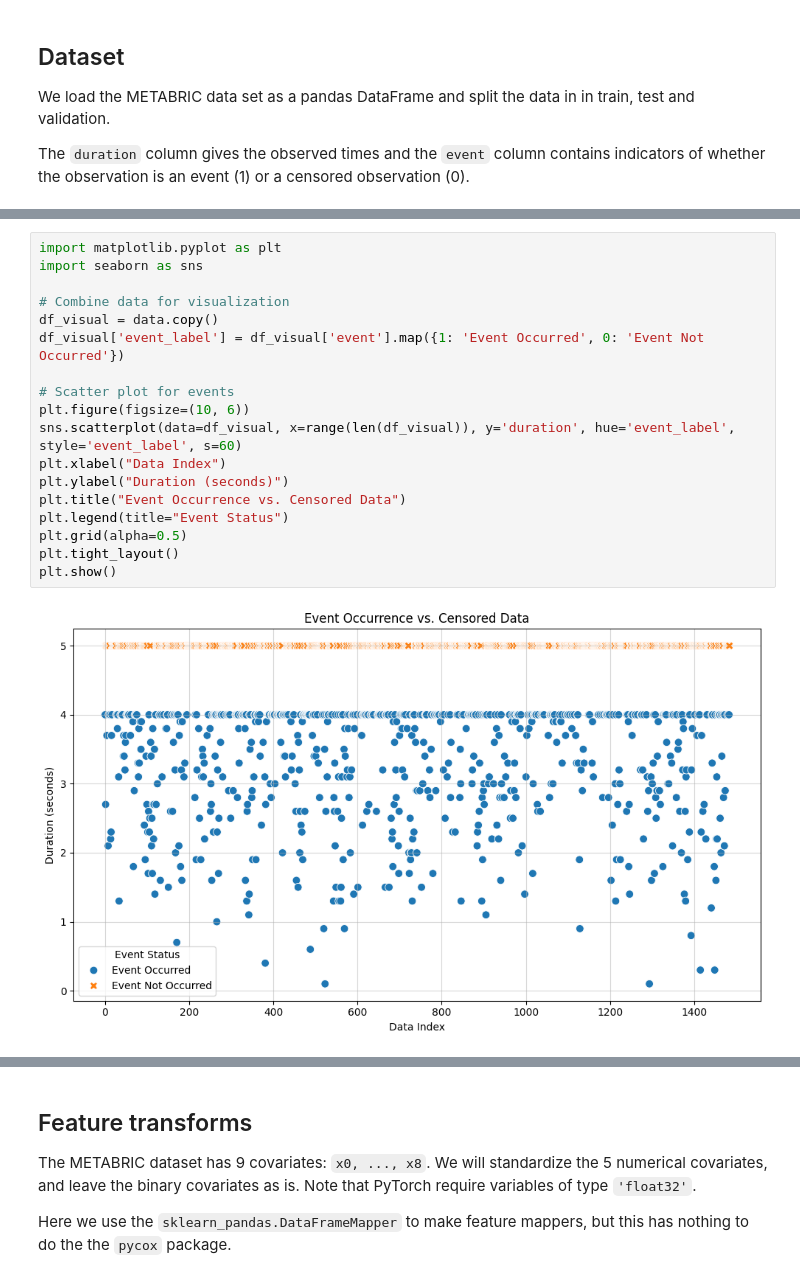
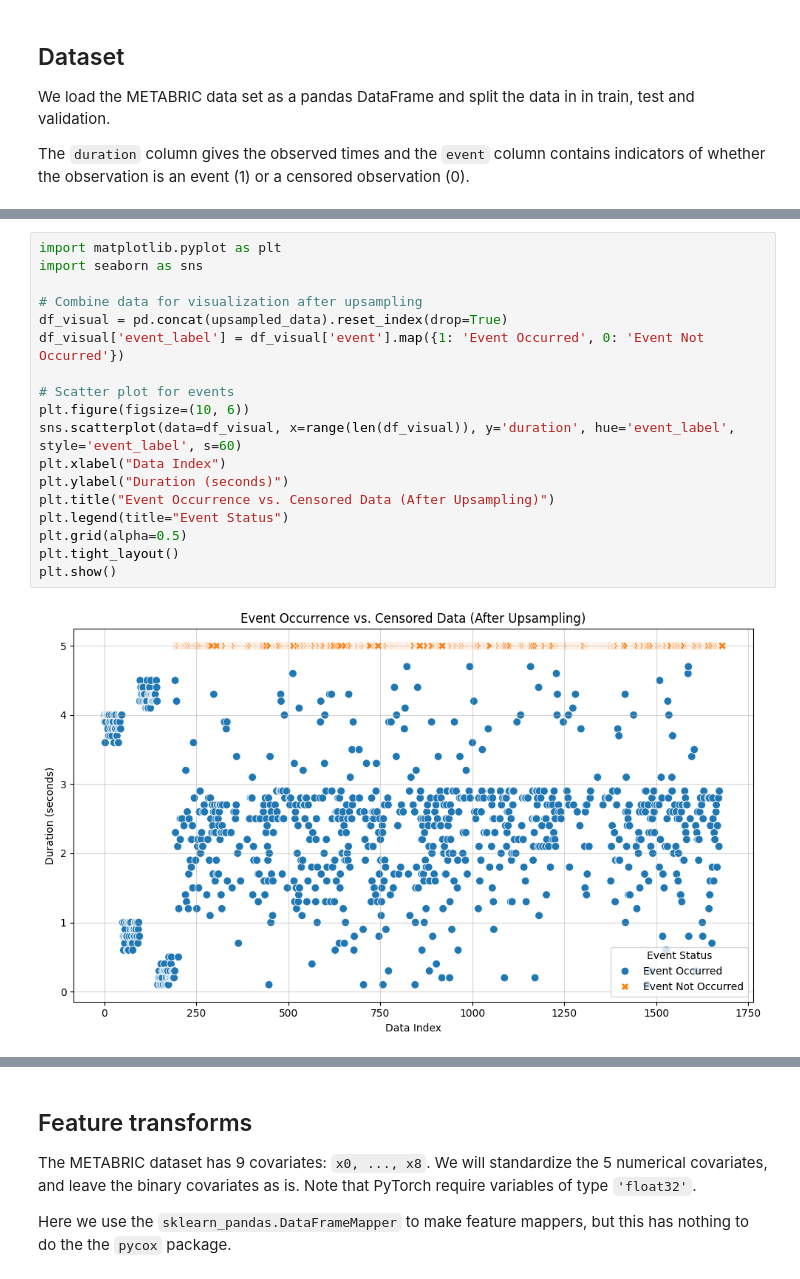
Before and after one commit to kgchinthana/pycox, a Jupyter notebook: examples/pycox/time-to-predict_1.ipynb, the cells around one changed output, grey strips where cells are left out. Cells and saved outputs as stored; diff of their text form.

```diff
--- a/examples/pycox/time-to-predict_1.ipynb
+++ b/examples/pycox/time-to-predict_1.ipynb
@@ -206,23 +316,23 @@ Events not occurred after filtering: 745
 # %%
 import matplotlib.pyplot as plt
 import seaborn as sns
 
-# Combine data for visualization
-df_visual = data.copy()
+# Combine data for visualization after upsampling
+df_visual = pd.concat(upsampled_data).reset_index(drop=True)
 df_visual['event_label'] = df_visual['event'].map({1: 'Event Occurred', 0: 'Event Not Occurred'})
 
 # Scatter plot for events
 plt.figure(figsize=(10, 6))
 sns.scatterplot(data=df_visual, x=range(len(df_visual)), y='duration', hue='event_label', style='event_label', s=60)
 plt.xlabel("Data Index")
 plt.ylabel("Duration (seconds)")
-plt.title("Event Occurrence vs. Censored Data")
+plt.title("Event Occurrence vs. Censored Data (After Upsampling)")
 plt.legend(title="Event Status")
 plt.grid(alpha=0.5)
 plt.tight_layout()
 plt.show()
 # %% [output]
-[figure, old version]
+[figure, new version]
 # %%
 print(df_train.head())
 print(df_test.head())
```
Also changed, not shown: parts of 25 cells of this notebook, 23 other files.
